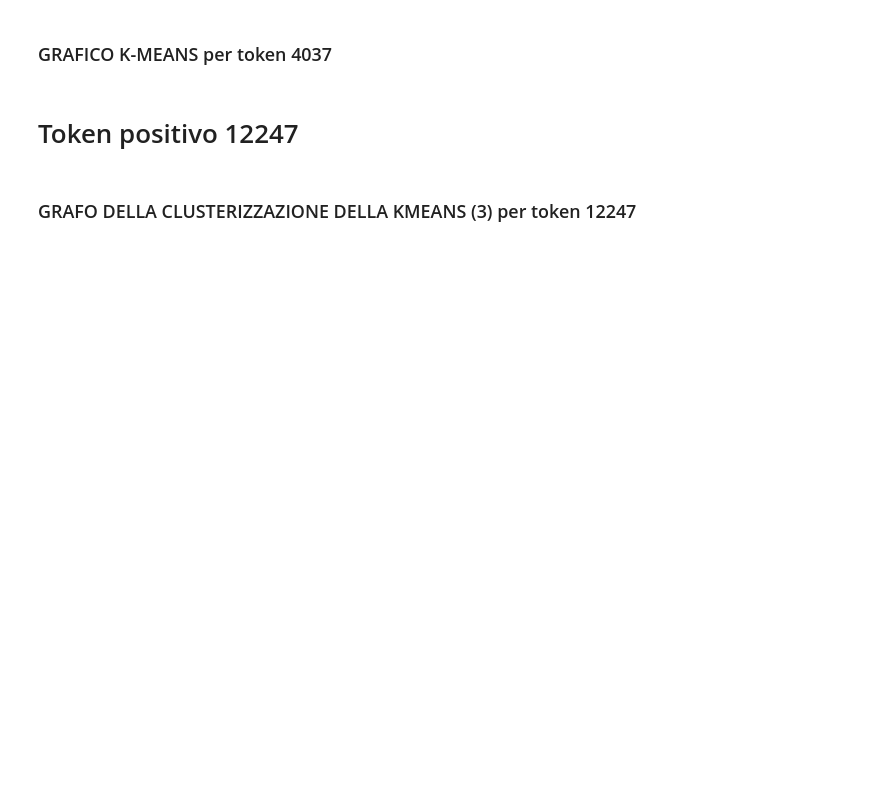
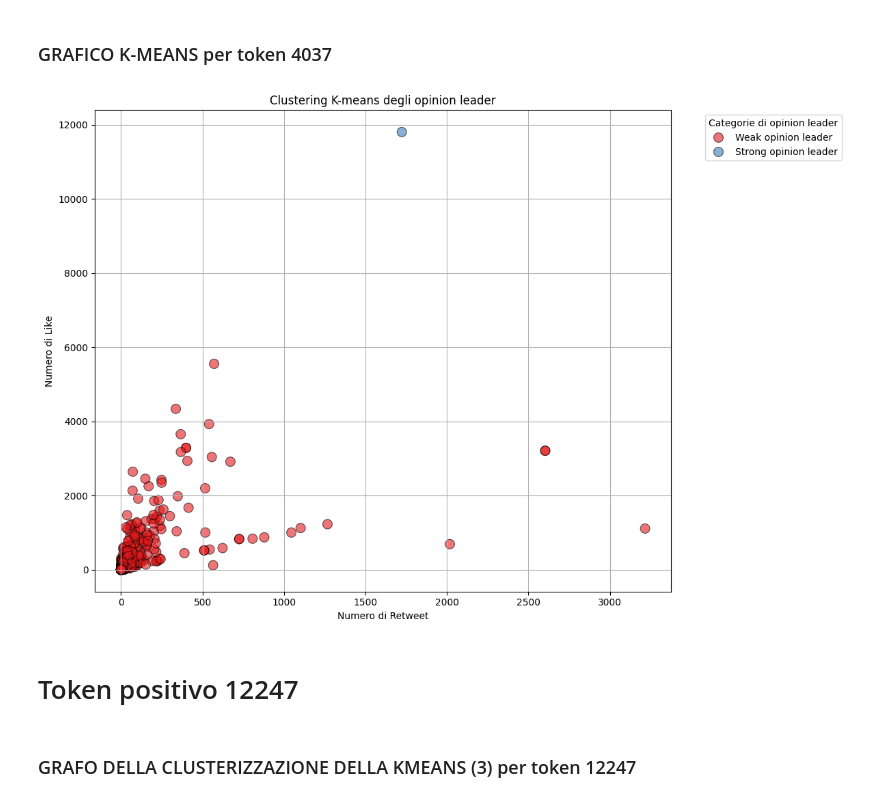
Before and after one commit to riccardospini98/Blockchain, a Jupyter notebook: opinion_leader.ipynb, the cells around one changed output. Cells and saved outputs as stored; diff of their text form; code cells hidden in the pictures; blank space fills up the shorter version.

```diff
--- a/opinion_leader.ipynb
+++ b/opinion_leader.ipynb
@@ -217,24 +252,26 @@ print()
 # %%
 # Grafico dei cluster
 plt.figure(figsize=(12, 8))
 sns.scatterplot(
-    data=tweets_picco_1_pos,
+    data=merge_1_pos,
     x='retweet_count',
     y='like_count',
     hue='opinion_leader',
     palette='Set1',
     s=100,
     alpha=0.6,
-    edgecolor='black'  # Aggiungiamo bordi neri ai punti
+    edgecolor='black'
 )
 
 plt.xlabel('Numero di Retweet')
 plt.ylabel('Numero di Like')
 plt.title('Clustering K-means degli opinion leader')
 plt.legend(title='Categorie di opinion leader', bbox_to_anchor=(1.05, 1), loc='upper left')
 plt.grid(True)
 plt.tight_layout()  # Migliora la disposizione degli elementi nel grafico
 plt.show()
+# %% [output]
+[figure, added]
 # %% [markdown]
 # Token positivo 12247
 # %% [markdown]
```
Also changed, not shown: parts of 14 cells of this notebook.
